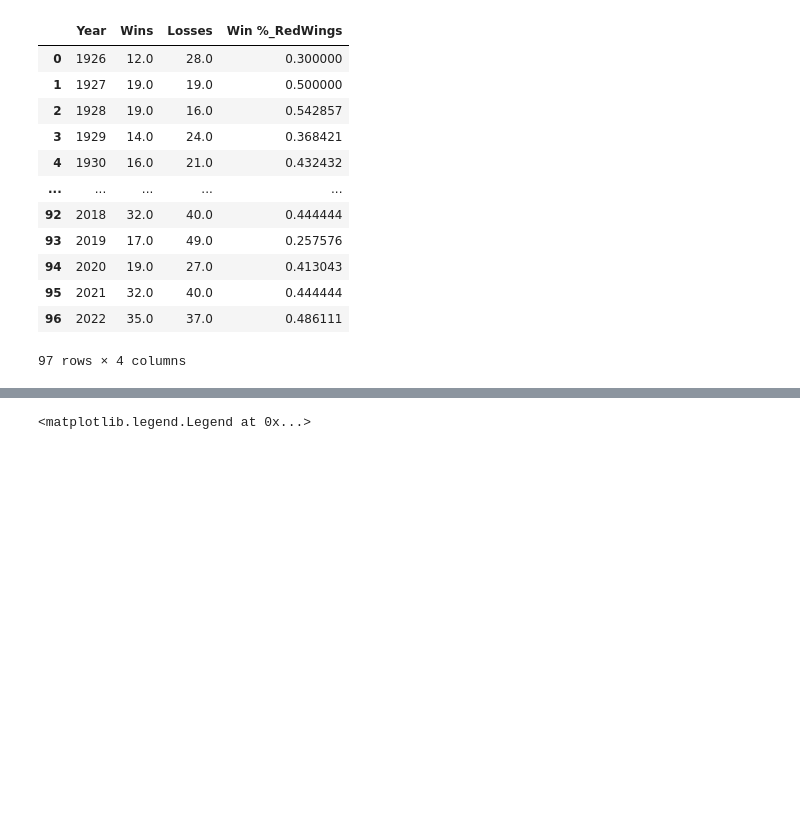
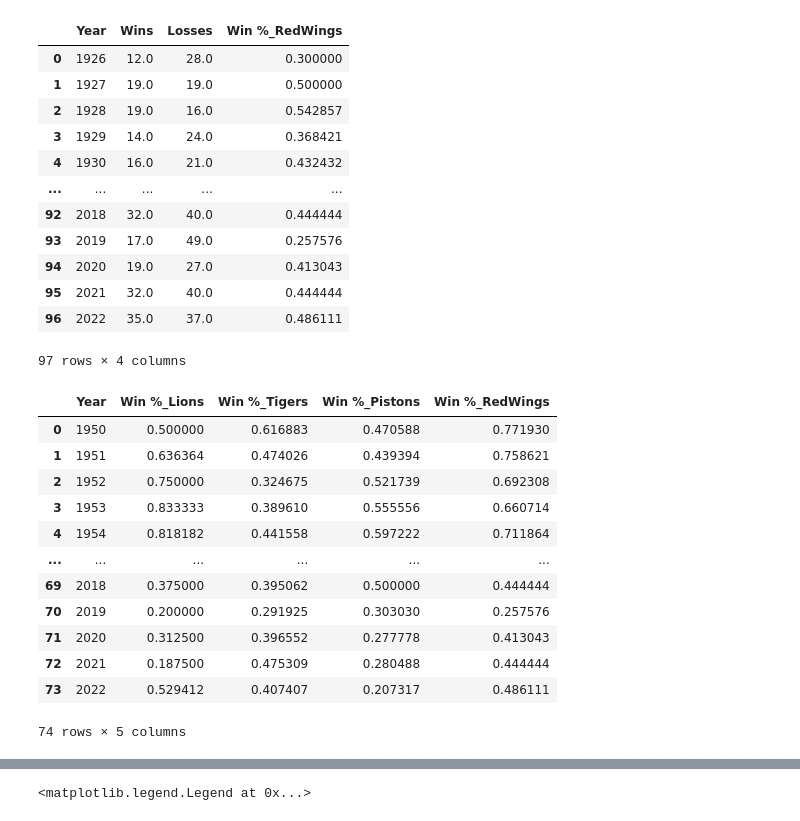
Before and after one commit to brunoramosmartins/SpecializationDataScience, a Jupyter notebook: AppliedPlottingChartingDataRepresentation/Week4/assignment4.ipynb, the cells around one changed output, grey strips where cells are left out. Saved outputs shown, nothing was run; the diff lists cells and outputs as text; code cells hidden in the pictures; blank space fills up the shorter version.

```diff
--- a/AppliedPlottingChartingDataRepresentation/Week4/assignment4.ipynb
+++ b/AppliedPlottingChartingDataRepresentation/Week4/assignment4.ipynb
@@ -318,3 +268,19 @@ redw
 Big4_Michigan=pd.merge(lions.drop(['Wins','Losses'], axis=1),tigers.drop(['Wins','Losses'], axis=1),on='Year')
 Big4_Michigan=pd.merge(Big4_Michigan,pistons.drop(['Wins','Losses'], axis=1),on='Year')
 Big4_Michigan=pd.merge(Big4_Michigan,redw.drop(['Wins','Losses'], axis=1),on='Year')
+# %%
+Big4_Michigan
+# %% [output]
+|  | Year | Win %_Lions | Win %_Tigers | Win %_Pistons | Win %_RedWings |
+| 0 | 1950 | 0.500000 | 0.616883 | 0.470588 | 0.771930 |
+| 1 | 1951 | 0.636364 | 0.474026 | 0.439394 | 0.758621 |
+| 2 | 1952 | 0.750000 | 0.324675 | 0.521739 | 0.692308 |
+| 3 | 1953 | 0.833333 | 0.389610 | 0.555556 | 0.660714 |
+| 4 | 1954 | 0.818182 | 0.441558 | 0.597222 | 0.711864 |
+| ... | ... | ... | ... | ... | ... |
+| 69 | 2018 | 0.375000 | 0.395062 | 0.500000 | 0.444444 |
+| 70 | 2019 | 0.200000 | 0.291925 | 0.303030 | 0.257576 |
+| 71 | 2020 | 0.312500 | 0.396552 | 0.277778 | 0.413043 |
+| 72 | 2021 | 0.187500 | 0.475309 | 0.280488 | 0.444444 |
+| 73 | 2022 | 0.529412 | 0.407407 | 0.207317 | 0.486111 |
+74 rows × 5 columns
```
Also changed, not shown: parts of 7 cells of this notebook, 2 other files.
